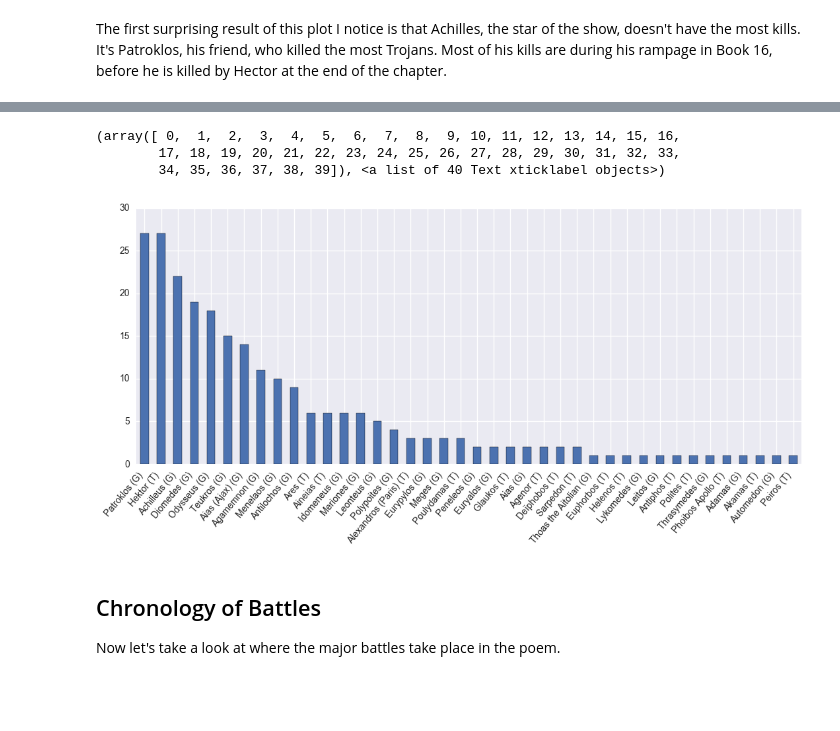
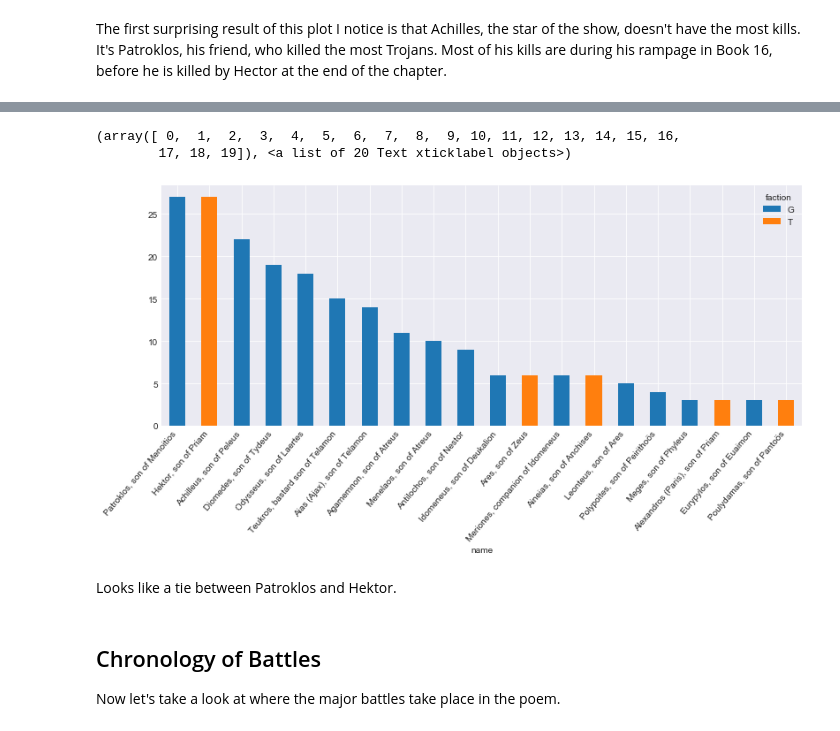
Before and after one commit to djevans071/Iliad-battles, a Jupyter notebook: Iliad_battles.ipynb, the cells around one changed output, grey strips where cells are left out. Cells and saved outputs as stored; diff of their text form; code cells hidden in the pictures; blank space fills up the shorter version.

```diff
--- a/Iliad_battles.ipynb
+++ b/Iliad_battles.ipynb
@@ -147,16 +155,33 @@ Looking at the Trojan side, we see that Hektor, arguably the most sympathetic ch
-# %%
-# create combined rankings list
-gkill_list = gkill_list.apply(lambda x: x.split(',')[0] + ' (G)')
-tkill_list = tkill_list.apply(lambda x: x.split(',')[0] + ' (T)')
-total_rankings = pd.concat([gkill_list, tkill_list])
-
-total_rankings.value_counts().plot(kind='bar')
-xticks(rotation = 50, ha = 'right')
-# %% [output]
-(array([ 0,  1,  2,  3,  4,  5,  6,  7,  8,  9, 10, 11, 12, 13, 14, 15, 16,
-        17, 18, 19, 20, 21, 22, 23, 24, 25, 26, 27, 28, 29, 30, 31, 32, 33,
-        34, 35, 36, 37, 38, 39]), <a list of 40 Text xticklabel objects>)
-[figure, removed]
+# %%
+tkill_counts = tkill_list.value_counts().to_frame(name='kills')
+tkill_counts['faction'] = 'T'
+
+gkill_counts = gkill_list.value_counts().to_frame(name='kills')
+gkill_counts['faction'] = 'G'
+# %%
+total_rankings=pd.concat([gkill_counts, tkill_counts])
+total_rankings = (total_rankings.reset_index()
+                  .rename(columns={'index':'name'})
+                  .sort_values('kills', ascending=False))
+# %%
+# create pivot table with the kills for the faction corresponding to the
+# name of the warrior. For purposes of coloring the plot
+rankings = (total_rankings
+            .sort_values('kills', ascending=False)
+            .pivot(index='name', columns='faction', values='kills'))
+
+rankings.fillna(0, inplace=True)
+rankings['tot'] = rankings['G'] + rankings['T']
+# %%
+(rankings.sort_values('tot', ascending=False)[['G','T']]
+ .head(20).plot.bar(stacked=True))
+xticks(rotation = 50, ha = 'right')
+# %% [output]
+(array([ 0,  1,  2,  3,  4,  5,  6,  7,  8,  9, 10, 11, 12, 13, 14, 15, 16,
+        17, 18, 19]), <a list of 20 Text xticklabel objects>)
+[figure, added]
+# %% [markdown]
+Looks like a tie between Patroklos and Hektor.
 # %% [markdown]
 ## Chronology of Battles
 
```
Also changed, not shown: parts of 17 cells of this notebook.
